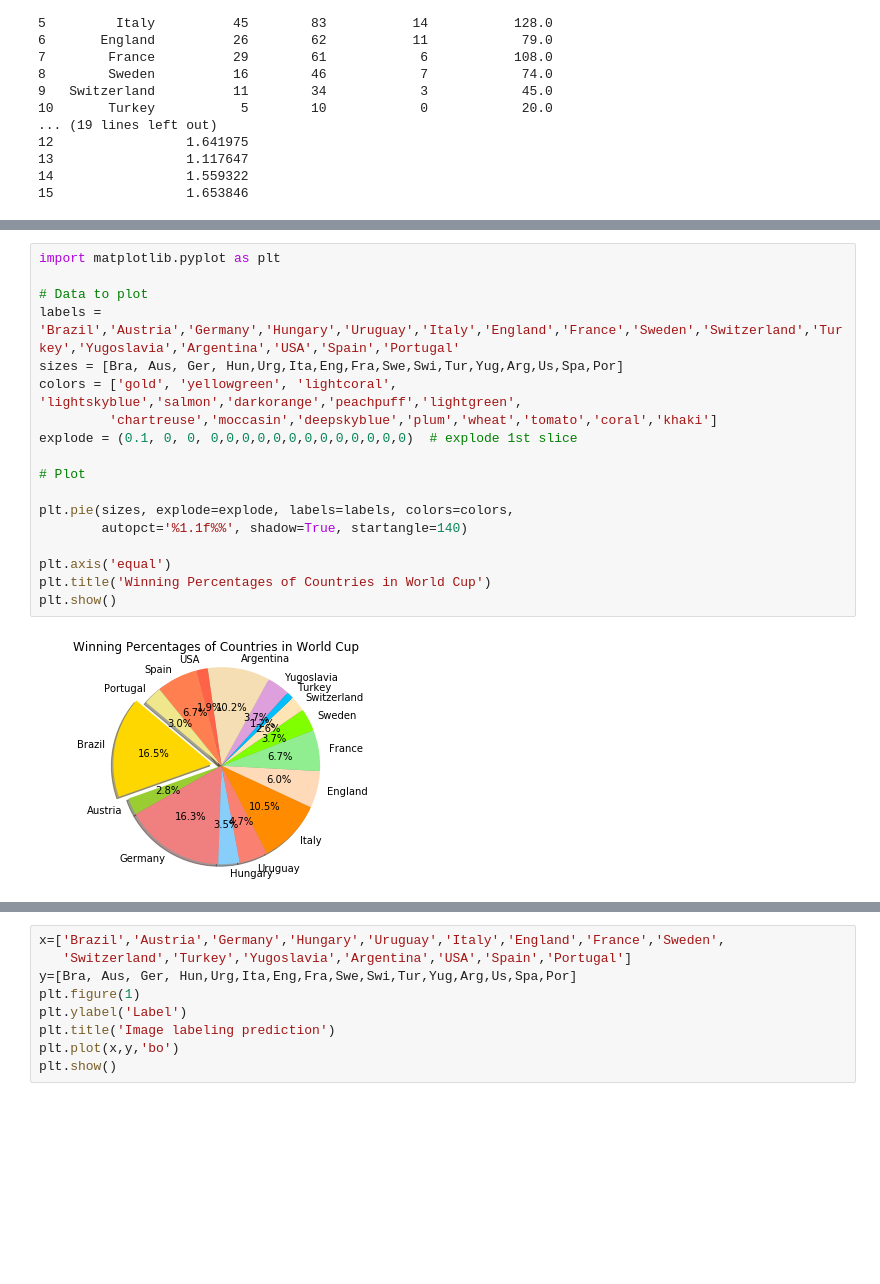
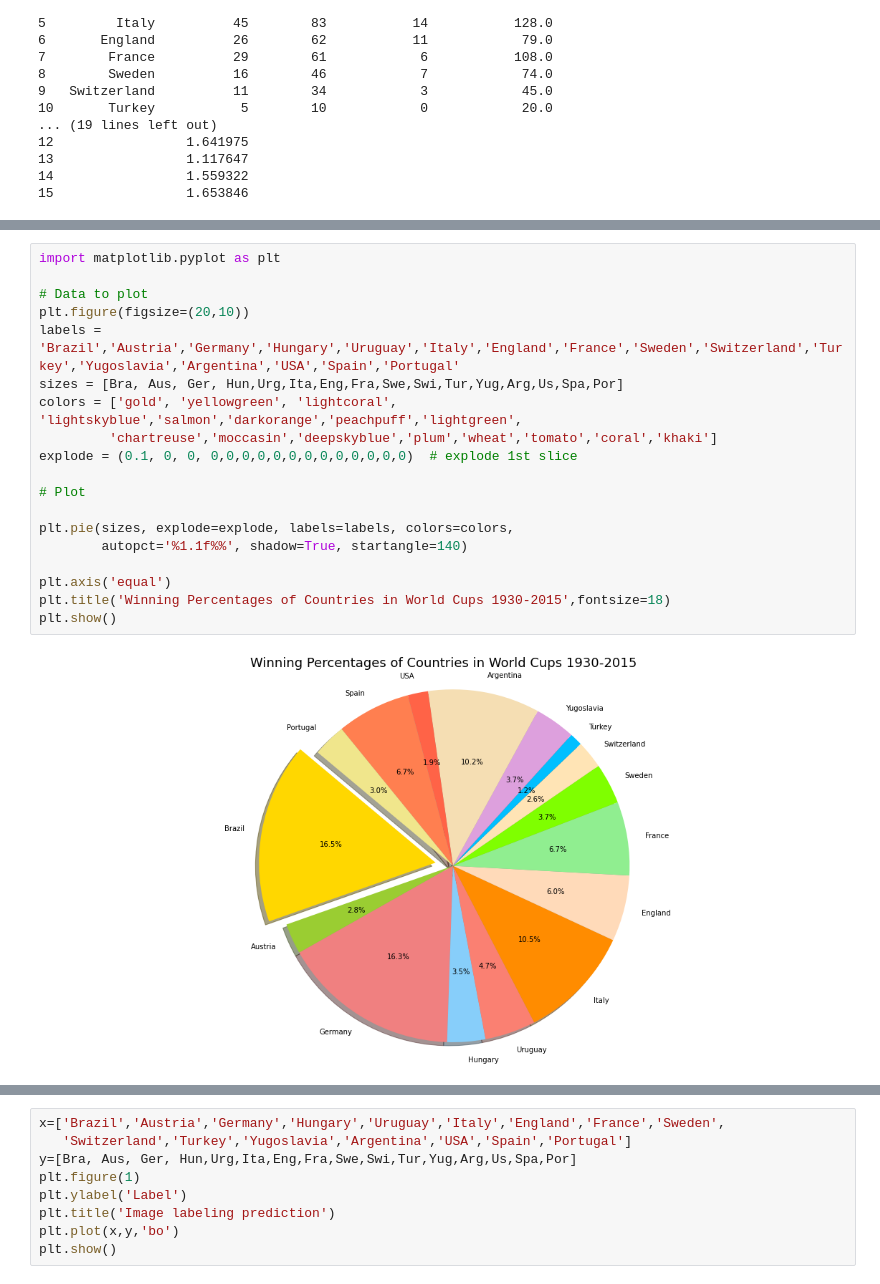
Before and after one commit to MasoudMoeini/Football-World-Cup, a Jupyter notebook: Football_WorldCup_01.ipynb, the cells around one changed output, grey strips where cells are left out. Saved outputs shown, nothing was run; the diff lists cells and outputs as text; blank space fills up the shorter version.

```diff
--- a/Football_WorldCup_01.ipynb
+++ b/Football_WorldCup_01.ipynb
@@ -343,21 +339,22 @@ plt.show()
 # %%
 import matplotlib.pyplot as plt
 
 # Data to plot
+plt.figure(figsize=(20,10))
 labels = 'Brazil','Austria','Germany','Hungary','Uruguay','Italy','England','France','Sweden','Switzerland','Turkey','Yugoslavia','Argentina','USA','Spain','Portugal'
 sizes = [Bra, Aus, Ger, Hun,Urg,Ita,Eng,Fra,Swe,Swi,Tur,Yug,Arg,Us,Spa,Por]
 colors = ['gold', 'yellowgreen', 'lightcoral', 'lightskyblue','salmon','darkorange','peachpuff','lightgreen',
          'chartreuse','moccasin','deepskyblue','plum','wheat','tomato','coral','khaki']
 explode = (0.1, 0, 0, 0,0,0,0,0,0,0,0,0,0,0,0,0)  # explode 1st slice
 
 # Plot
 
 plt.pie(sizes, explode=explode, labels=labels, colors=colors,
         autopct='%1.1f%%', shadow=True, startangle=140)
 
 plt.axis('equal')
-plt.title('Winning Percentages of Countries in World Cup')
+plt.title('Winning Percentages of Countries in World Cups 1930-2015',fontsize=18)
 plt.show()
 # %% [output]
-[figure, old version]
+[figure, new version]
 # %%
```
Also changed, not shown: parts of 4 cells of this notebook, 2 other files.
